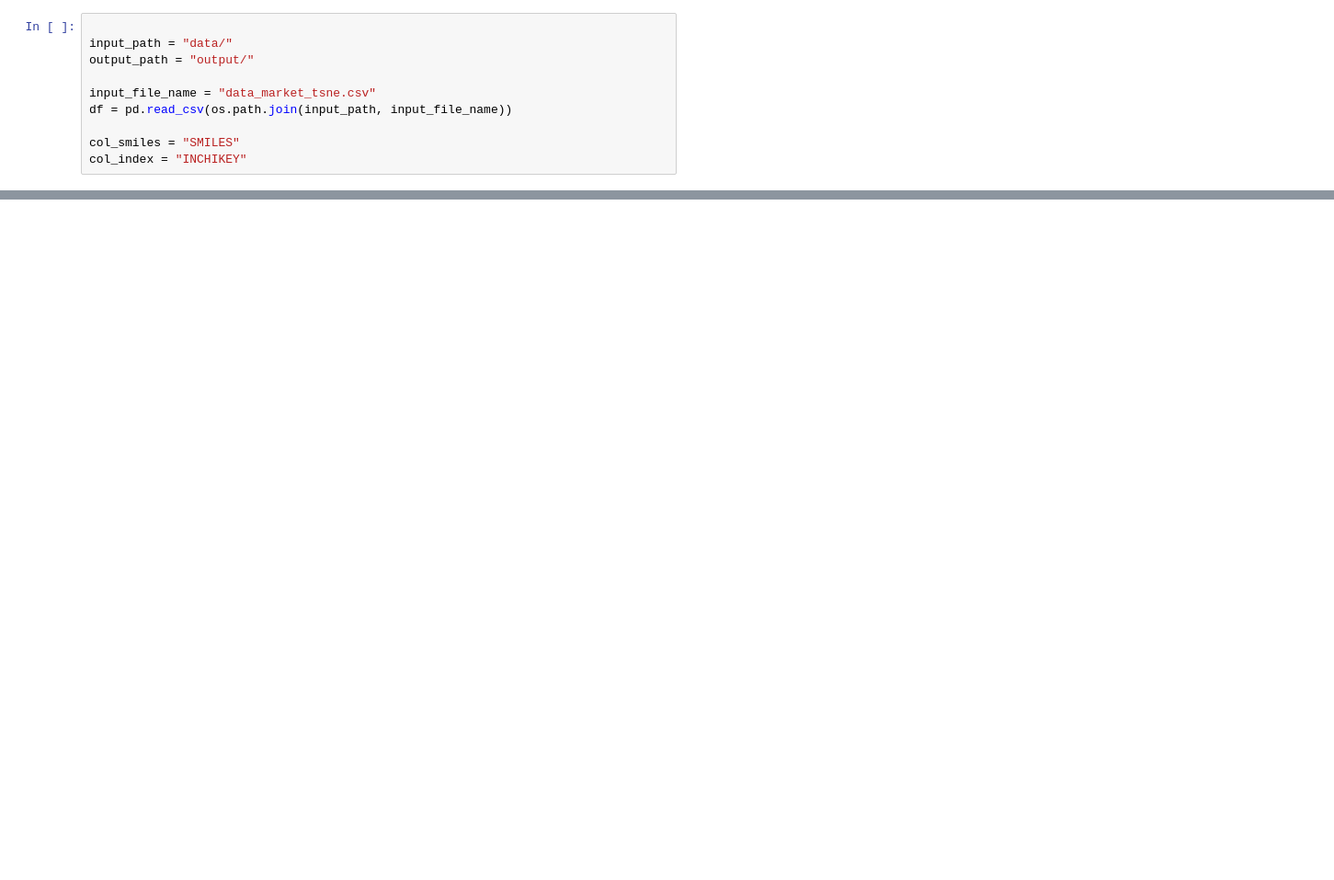
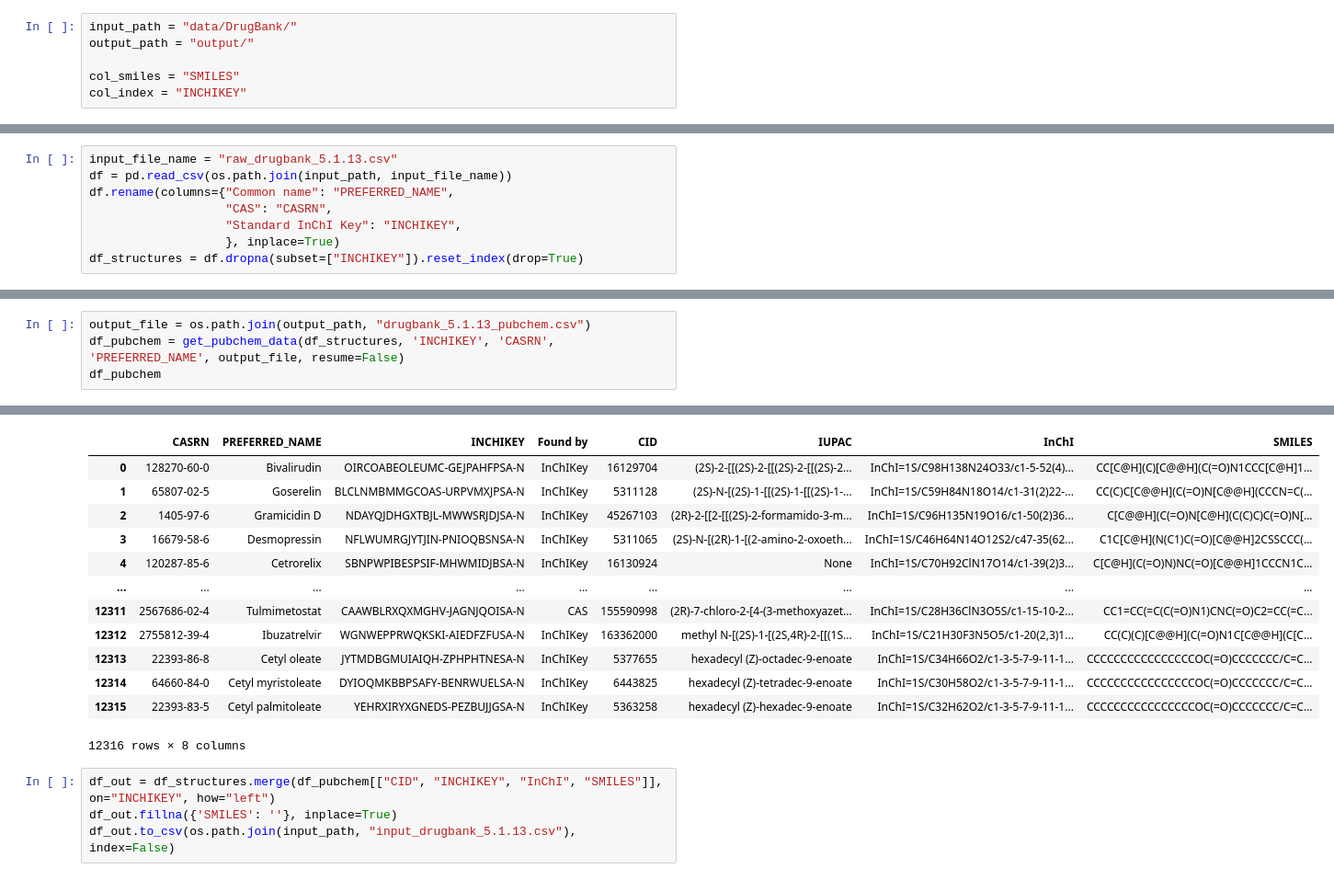
Before and after one commit to BoCHemia/COMPASS, a Jupyter notebook: test.ipynb, the cells around one changed output, grey strips where cells are left out. Shown: that part at 92% size. Saved outputs shown, nothing was run; the diff lists cells and outputs as text; blank space fills up the shorter version.

Commit message:
ADD: Script to prepare drugbank and connected raw/input files incl. function to get pubchem data

```diff
--- a/test.ipynb
+++ b/test.ipynb
@@ -8,10 +5,6 @@ import matplotlib.colors as mcolors
 # %%
-
-input_path = "data/"
+input_path = "data/DrugBank/"
 output_path = "output/"
-
-input_file_name = "data_market_tsne.csv"
-df = pd.read_csv(os.path.join(input_path, input_file_name))
 
 col_smiles = "SMILES"
 col_index = "INCHIKEY"
@@ -108,0 +11,8 @@ standardize_smiles(smiles, tautomerize=True)
+# %%
+input_file_name = "raw_drugbank_5.1.13.csv"
+df = pd.read_csv(os.path.join(input_path, input_file_name))
+df.rename(columns={"Common name": "PREFERRED_NAME",
+                   "CAS": "CASRN",
+                   "Standard InChI Key": "INCHIKEY",
+                   }, inplace=True)
+df_structures = df.dropna(subset=["INCHIKEY"]).reset_index(drop=True)
@@ -108,0 +112,5 @@ standardize_smiles(smiles, tautomerize=True)
+# %%
+output_file = os.path.join(output_path, "drugbank_5.1.13_pubchem.csv")
+df_pubchem = get_pubchem_data(df_structures, 'INCHIKEY', 'CASRN', 'PREFERRED_NAME', output_file, resume=False)
+df_pubchem
+# %% [output]
@@ -108,0 +134,17 @@ standardize_smiles(smiles, tautomerize=True)
+|  | CASRN | PREFERRED_NAME | INCHIKEY | Found by | CID | IUPAC | InChI | SMILES |
+| 0 | 128270-60-0 | Bivalirudin | OIRCOABEOLEUMC-GEJPAHFPSA-N | InChIKey | 16129704 | (2S)-2-[[(2S)-2-[[(2S)-2-[[(2S)-2... | InChI=1S/C98H138N24O33/c1-5-52(4)... | CC[C@H](C)[C@@H](C(=O)N1CCC[C@H]1... |
+| 1 | 65807-02-5 | Goserelin | BLCLNMBMMGCOAS-URPVMXJPSA-N | InChIKey | 5311128 | (2S)-N-[(2S)-1-[[(2S)-1-[[(2S)-1-... | InChI=1S/C59H84N18O14/c1-31(2)22-... | CC(C)C[C@@H](C(=O)N[C@@H](CCCN=C(... |
+| 2 | 1405-97-6 | Gramicidin D | NDAYQJDHGXTBJL-MWWSRJDJSA-N | InChIKey | 45267103 | (2R)-2-[[2-[[(2S)-2-formamido-3-m... | InChI=1S/C96H135N19O16/c1-50(2)36... | C[C@@H](C(=O)N[C@H](C(C)C)C(=O)N[... |
+| 3 | 16679-58-6 | Desmopressin | NFLWUMRGJYTJIN-PNIOQBSNSA-N | InChIKey | 5311065 | (2S)-N-[(2R)-1-[(2-amino-2-oxoeth... | InChI=1S/C46H64N14O12S2/c47-35(62... | C1C[C@H](N(C1)C(=O)[C@@H]2CSSCCC(... |
+| 4 | 120287-85-6 | Cetrorelix | SBNPWPIBESPSIF-MHWMIDJBSA-N | InChIKey | 16130924 | None | InChI=1S/C70H92ClN17O14/c1-39(2)3... | C[C@H](C(=O)N)NC(=O)[C@@H]1CCCN1C... |
+| ... | ... | ... | ... | ... | ... | ... | ... | ... |
+| 12311 | 2567686-02-4 | Tulmimetostat | CAAWBLRXQXMGHV-JAGNJQOISA-N | CAS | 155590998 | (2R)-7-chloro-2-[4-(3-methoxyazet... | InChI=1S/C28H36ClN3O5S/c1-15-10-2... | CC1=CC(=C(C(=O)N1)CNC(=O)C2=CC(=C... |
+| 12312 | 2755812-39-4 | Ibuzatrelvir | WGNWEPPRWQKSKI-AIEDFZFUSA-N | InChIKey | 163362000 | methyl N-[(2S)-1-[(2S,4R)-2-[[(1S... | InChI=1S/C21H30F3N5O5/c1-20(2,3)1... | CC(C)(C)[C@@H](C(=O)N1C[C@@H](C[C... |
+| 12313 | 22393-86-8 | Cetyl oleate | JYTMDBGMUIAIQH-ZPHPHTNESA-N | InChIKey | 5377655 | hexadecyl (Z)-octadec-9-enoate | InChI=1S/C34H66O2/c1-3-5-7-9-11-1... | CCCCCCCCCCCCCCCCOC(=O)CCCCCCC/C=C... |
+| 12314 | 64660-84-0 | Cetyl myristoleate | DYIOQMKBBPSAFY-BENRWUELSA-N | InChIKey | 6443825 | hexadecyl (Z)-tetradec-9-enoate | InChI=1S/C30H58O2/c1-3-5-7-9-11-1... | CCCCCCCCCCCCCCCCOC(=O)CCCCCCC/C=C... |
+| 12315 | 22393-83-5 | Cetyl palmitoleate | YEHRXIRYXGNEDS-PEZBUJJGSA-N | InChIKey | 5363258 | hexadecyl (Z)-hexadec-9-enoate | InChI=1S/C32H62O2/c1-3-5-7-9-11-1... | CCCCCCCCCCCCCCCCOC(=O)CCCCCCC/C=C... |
+12316 rows × 8 columns
+# %%
+df_out = df_structures.merge(df_pubchem[["CID", "INCHIKEY", "InChI", "SMILES"]], on="INCHIKEY", how="left")
+df_out.fillna({'SMILES': ''}, inplace=True)
+df_out.to_csv(os.path.join(input_path, "input_drugbank_5.1.13.csv"), index=False)
```
Also changed, not shown: parts of 16 cells of this notebook, 4 other files.
